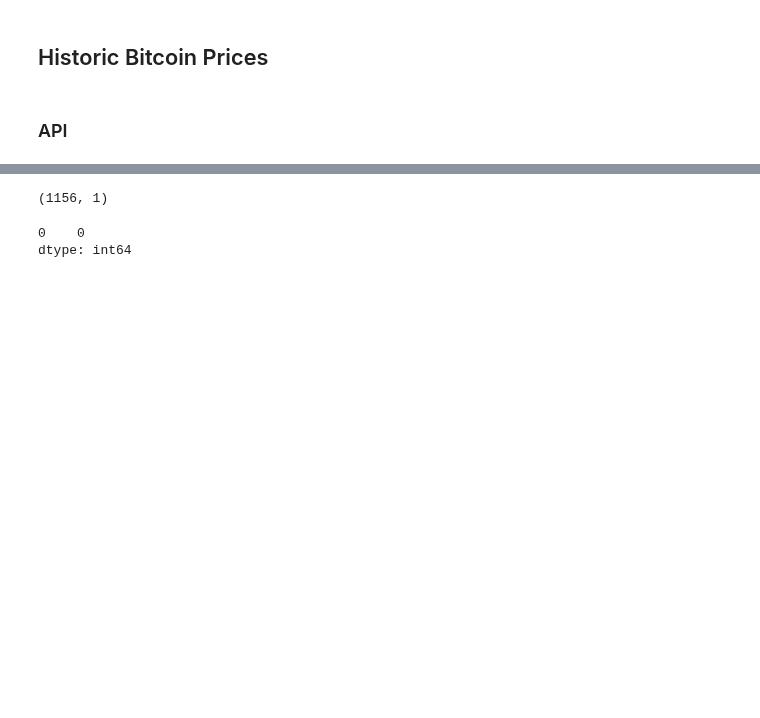
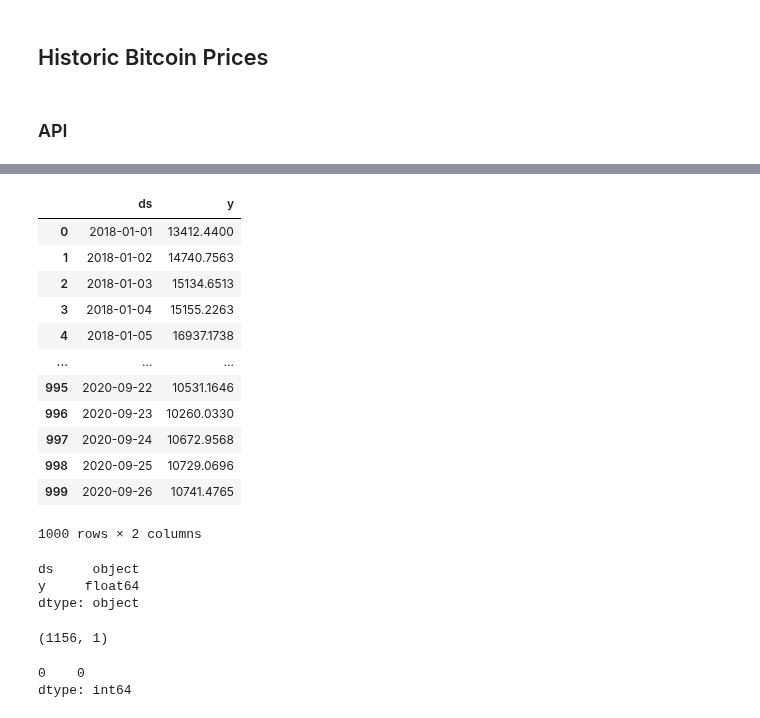
Before and after one commit to Dmunozig/crypto_sentiment, a Jupyter notebook: notebooks/Data_Exploration_Clean.ipynb, the cells around one changed output, grey strips where cells are left out. Drawn from its saved outputs; the diff is of its cells as text; code cells hidden in the pictures; blank space fills up the shorter version.

```diff
--- a/notebooks/Data_Exploration_Clean.ipynb
+++ b/notebooks/Data_Exploration_Clean.ipynb
@@ -40,0 +47,3 @@ vertical_stack.shape
+# %%
+first_df.reset_index(level=0, inplace=True)
+first_df.head()
@@ -41,3 +57,26 @@ vertical_stack.shape
+# %%
+first_df.columns=['ds','y']
+first_df
+# %% [output]
+|  | ds | y |
+| 0 | 2018-01-01 | 13412.4400 |
+| 1 | 2018-01-02 | 14740.7563 |
+| 2 | 2018-01-03 | 15134.6513 |
+| 3 | 2018-01-04 | 15155.2263 |
+| 4 | 2018-01-05 | 16937.1738 |
+| ... | ... | ... |
+| 995 | 2020-09-22 | 10531.1646 |
+| 996 | 2020-09-23 | 10260.0330 |
+| 997 | 2020-09-24 | 10672.9568 |
+| 998 | 2020-09-25 | 10729.0696 |
+| 999 | 2020-09-26 | 10741.4765 |
+1000 rows × 2 columns
+# %%
+first_df.dtypes
+# %% [output]
+ds     object
+y     float64
+dtype: object
 # %%
 vertical_stack.drop_duplicates().shape
 # %% [output]
```
Also changed, not shown: parts of 2 cells of this notebook, 2 other files.
